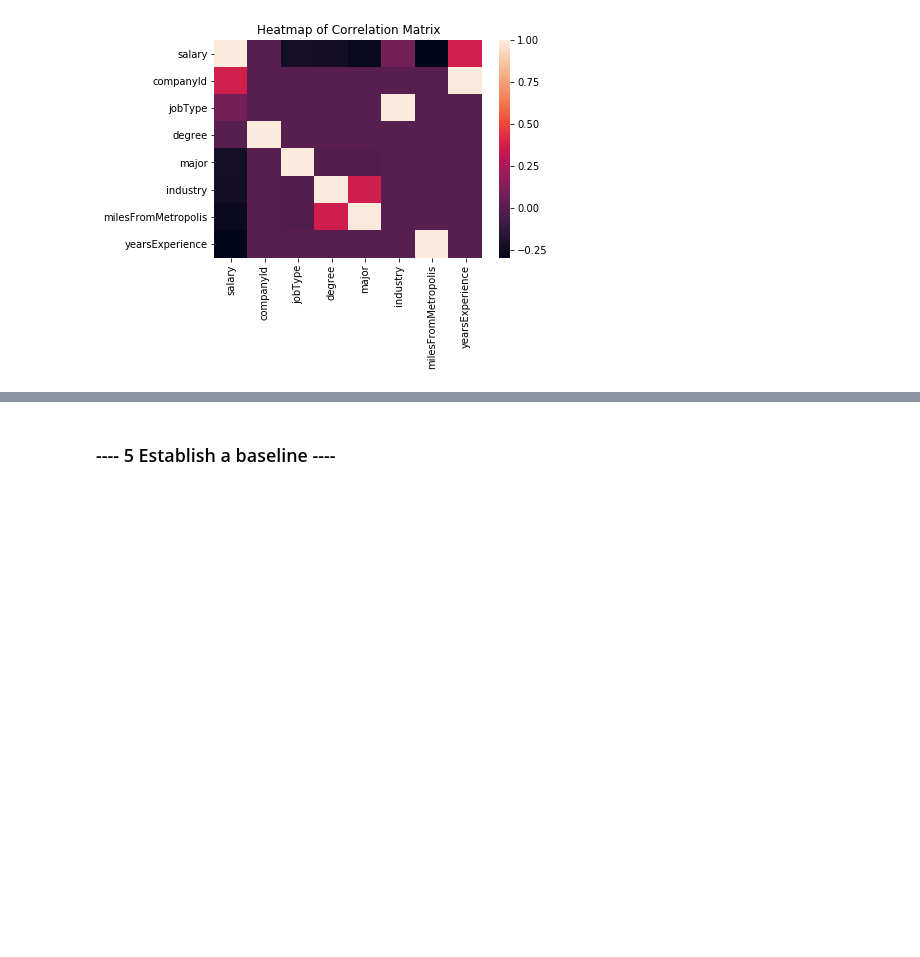
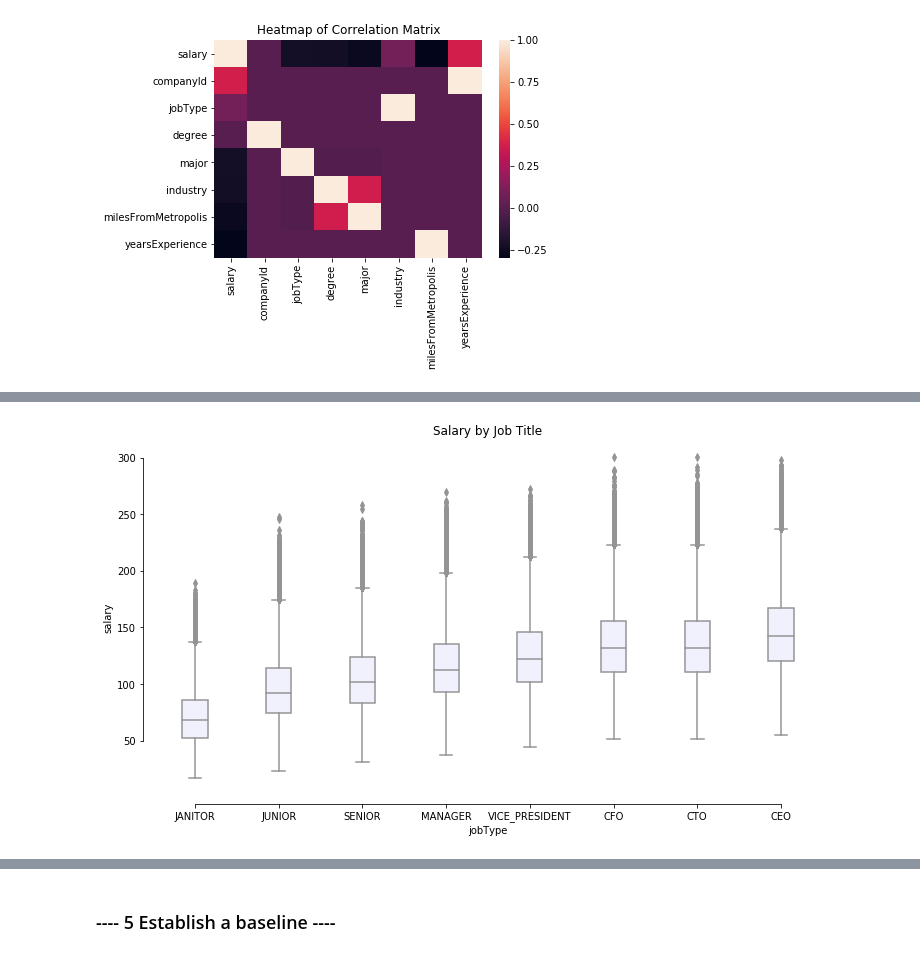
Before and after one commit to kirahman2/salarypredictionportfolio, a Jupyter notebook: Salary Prediction Notebook.ipynb, the cells around one changed output, grey strips where cells are left out. Drawn from its saved outputs; the diff is of its cells as text; code cells hidden in the pictures; blank space fills up the shorter version.

```diff
--- a/Salary Prediction Notebook.ipynb
+++ b/Salary Prediction Notebook.ipynb
@@ -328,21 +351,17 @@ Name: salary, dtype: float64
 # %%
-# Categorical: jobType (le), degree (le), major (le), industry (le),
-# Continuous: yearsExperience, milesFromMetropolis
-# Target: salary
-# jobType will show good correlation with salary
-# degree will show some correlation with salary
-# major will show very little correlation with salary
-# industry_le will have salary scattered everywhere.
-# yearsExperience will show correlation with salary
-# milesFromMetropolis will show correlation with salary
-
 # EDA
 # Boxplot of salary by profession
+
+df = data.train_df_eda
+
 f, ax = plt.subplots(figsize=(12,6.5))
-plt.title("Salary by Job Title")
+
 sns.boxplot(x='jobType',y='salary', data=df, width=.3, color='#eeefff',
             order=['JANITOR','JUNIOR','SENIOR','MANAGER','VICE_PRESIDENT','CFO','CTO','CEO'])
 sns.despine(offset=10,trim=True)
+plt.title("Salary by Job Title")
+# %% [output]
+[figure, added]
 # %%
 # EDA
 # Boxplot of salary by profession
```
Also changed, not shown: parts of 5 cells of this notebook.
